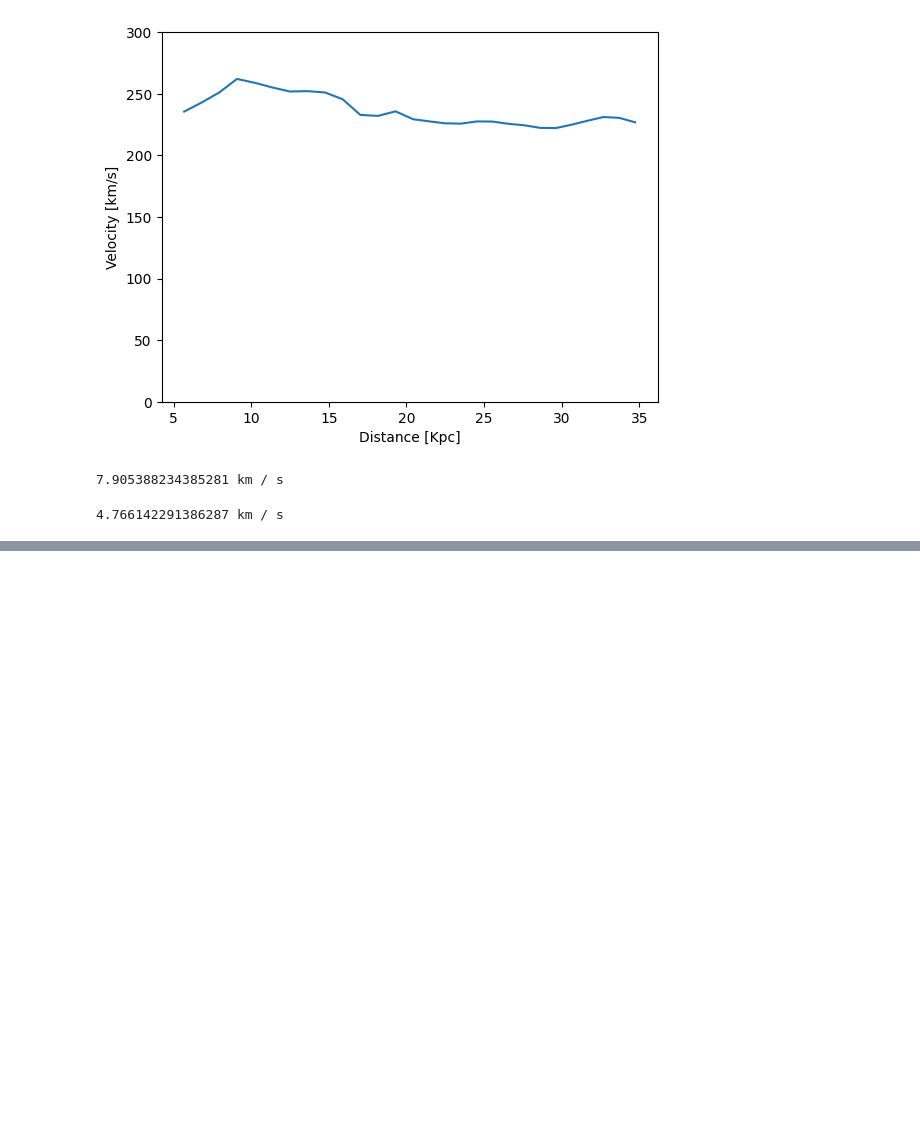
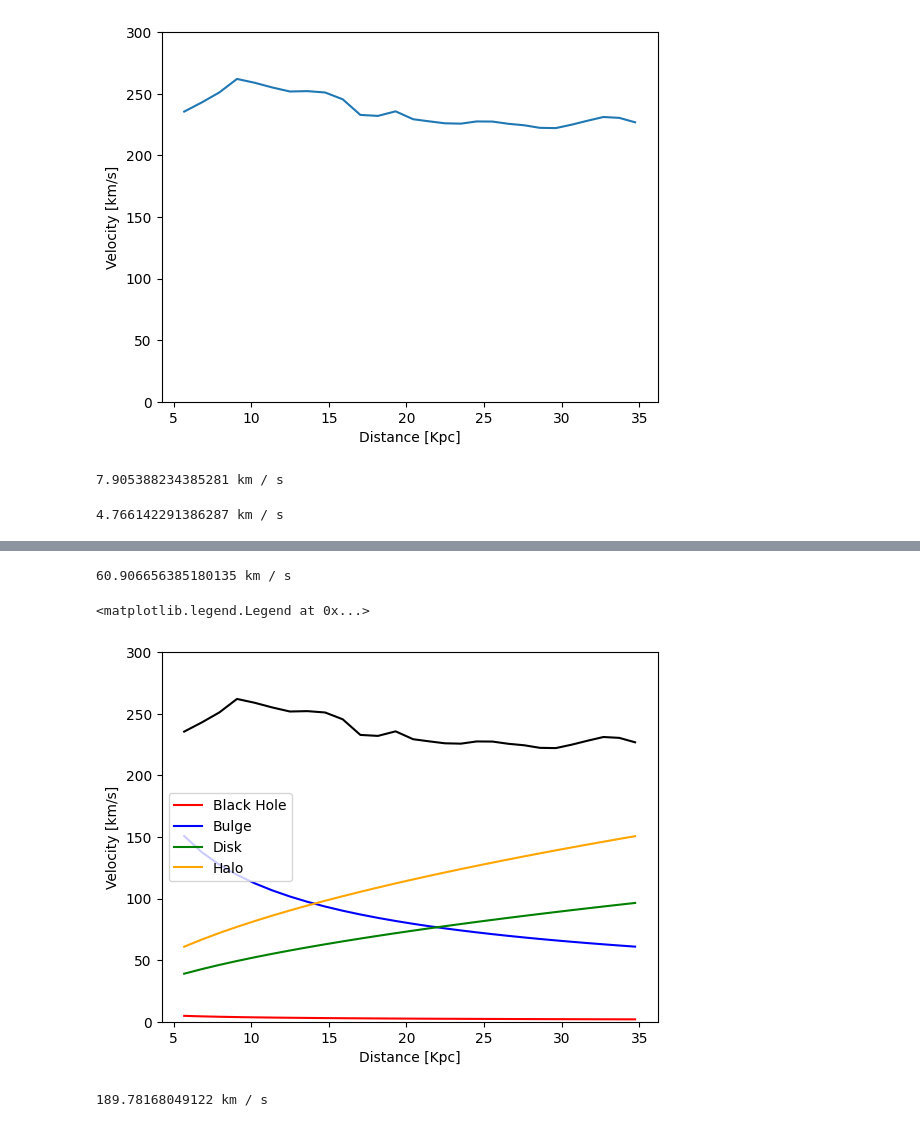
Before and after one commit to KOZlegend/Astronomy-1221, a Jupyter notebook: galaxyrotation.ipynb, the cells around one changed output, grey strips where cells are left out. Saved outputs shown, nothing was run; the diff lists cells and outputs as text; code cells hidden in the pictures; blank space fills up the shorter version.

```diff
--- a/galaxyrotation.ipynb
+++ b/galaxyrotation.ipynb
@@ -66,0 +130,44 @@ plt.legend() # adds legend for colors
+# %%
+mass = 12.3e11 * u.solMass # set mass to mass of M31 halo
+radius = 5.68 * 1000 * u.parsec # set radius as 5.68 kiloparsecs
+diameter = 90 * 1000 * u.parsec # set diameter as 90 kiloparsecs
+orb_vel2 = calculate_orbital_velocity2(mass, radius, diameter) # calculate orbital velocity based on mass of M31 halo within radius of 5.68 kiloparsecs
+print(orb_vel2.to(u.km / u.s)) # print calculation in km/s
+# %% [output]
+60.906656385180135 km / s
+# %%
+vel_halo = np.zeros(np.shape(dis)) * u.km / u.s
+# create a velocity array with the same number of elements as the distance array
+
+for i, radius in enumerate(dis): # create for loop to execute calculation on every line of data
+  rad = radius * 1000 * u.parsec # converts data from unitless number to unit and renames it rad
+  orb_vel2 = calculate_orbital_velocity2(mass, rad, diameter) # calculate orbital velocity based on mass and radius
+  vel_halo[i] = orb_vel2 # gives velocity from bulge at given index value
+  # print("The orbital velocity at ", radius, " kpc = " , orb_vel.to(u.km / u.s))
+# %%
+dis = tab["col2"] # name the second column as distance
+vel = tab["col3"] # name the third column as velocity
+plt.plot(dis,vel, color="black") # set orbital velocity trend to color black
+plt.plot(dis, vel_blackhole.value, color="red", label="Black Hole") # set orbital velocity from black hole trend to color red
+plt.plot(dis, vel_bulge.value, color="blue", label="Bulge") # set orbital velocity from bulge trend to color blue
+plt.plot(dis, vel_disk.value, color="green", label="Disk") # set orbital velocity from disk trend to color green
+plt.plot(dis, vel_halo.value, color="orange", label="Halo") # set orbital velocity from halo trend to color orange
+plt.xlabel("Distance [Kpc]") # labels the x-axis of plot
+plt.ylabel("Velocity [km/s]") # labels the y-axis of the plot
+plt.ylim(0,300) # changes the scale of the y-axis to 0 to 300
+plt.legend() # adds legend for colors
+# %% [output]
+<matplotlib.legend.Legend at 0x...>
+[figure, added]
+# %%
+mass_inner = (3e7 + 3e10) * u.solMass # set mass to sum of SMBH and bulge
+radius = 5.68 * 1000 * u.parsec # set radius as 5.68 kiloparsecs
+orb_vel = calculate_orbital_velocity(mass_inner, radius) # calculate orbital velocity based on mass of M31 SMBH and bulge
+mass_outer = (5.6e10 + 12.3e1) * u.solMass # set mass to sum of disk and halo
+diameter = 30 * 1000 * u.parsec # set diameter as 30 kiloparsecs
+radius = 5.68 * 1000 * u.parsec # set radius as 5.68 kiloparsecs
+orb_vel2 = calculate_orbital_velocity2(mass_outer, radius, diameter) # calculate orbital velocity based on mass of disk and halo
+orb_vel_final = orb_vel + orb_vel2 # add orbital velocities
+print(orb_vel_final.to(u.km / u.s)) # print final
+# %% [output]
+189.78168049122 km / s
```
Also changed, not shown: parts of 10 cells of this notebook.
